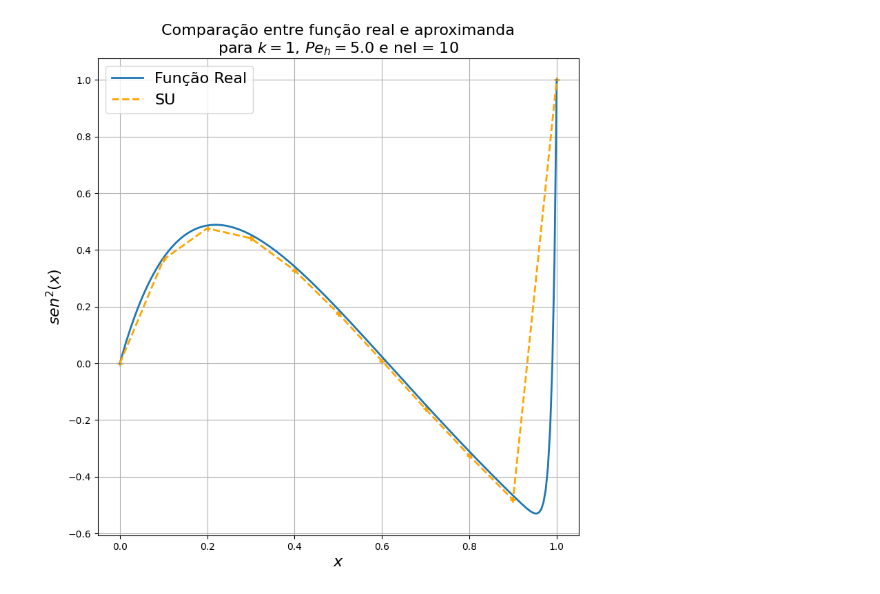
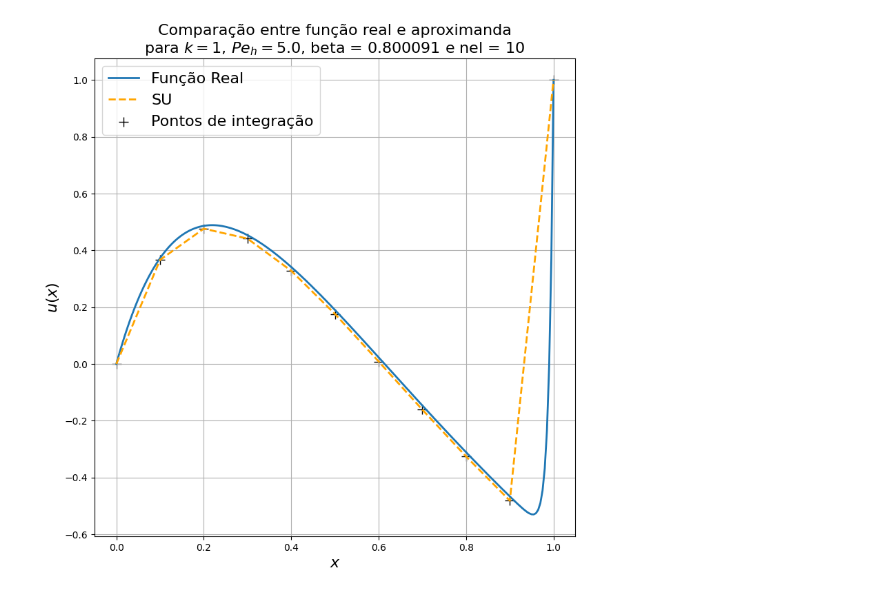
Before and after one commit to Esterci/FEM, a Jupyter notebook: lista_3/questao_2.ipynb, the cells around one changed output. Saved outputs shown, nothing was run; the diff lists cells and outputs as text; code cells hidden in the pictures.

```diff
--- a/lista_3/questao_2.ipynb
+++ b/lista_3/questao_2.ipynb
@@ -448,7 +448,9 @@ def FEM(
 
     l_2_dif_error = np.sqrt(l_2_dif_error)
 
-    return h, xl, alpha, l_2_error, l_2_dif_error
+    erro_maximo = np.max(((alpha-g_t.compute_real(xl))**2)**0.5)
+
+    return h, xl, alpha, l_2_error, l_2_dif_error , erro_maximo
 # %%
 import matplotlib.pyplot as plt
 
@@ -500,13 +502,13 @@ Peh = (kappa * h) / (2 * epsilon)
 beta = 1 / np.tanh(Peh) - 1 / Peh
 
 ax.set_title(
-    "Comparação entre função real e aproximanda\npara $k = {}$, $Pe_h = {}$ e nel = {}".format(
-        k, Peh, nel
+    "Comparação entre função real e aproximanda\npara $k = {}$, $Pe_h = {}$, beta = {:.6f} e nel = {}".format(
+        k, Peh, beta, nel
     ),
     fontsize=16,
 )
 
-ax.set_ylabel("$sen^2(x)$", fontsize=16)
+ax.set_ylabel("$u(x)$", fontsize=16)
 ax.set_xlabel("$x$", fontsize=16)
 
 # função real
@@ -520,35 +522,35 @@ ax.plot(
     label="Função Real",
 )
 
-h, xl, alpha, l_2_error, l_2_dif_error = FEM(
+h, xl, alpha, l_2_error, l_2_dif_error, erro_maximo = FEM(
     a,
     b,
     nel,
     k,
     kappa_dr_a,
     kappa_dr_b,
     g_a,
     g_b,
     q_a,
     q_b,
     kappa,
     epsilon,
     beta,
     method="su",
 )
 
 result_dict["base_" + str(k)]["erro"].append(l_2_error)
 result_dict["base_" + str(k)]["erro_dif"].append(l_2_dif_error)
 result_dict["base_" + str(k)]["h"].append(h)
 
 ax.plot(xl, alpha, color="orange", linestyle="--", linewidth=2, label="SU")
-ax.scatter(xl, alpha, color="orange", marker="+", linewidth=2)
+ax.scatter(xl, alpha, color="k", marker="+", s=100,linewidth=1, label = "Pontos de integração")
 
 ax.legend(fontsize=16)
 
 ax.grid()
 
 plt.show()
 fig.savefig("figures/real_vs_mef_k_{}_q2_a.png".format(k))
 # %% [output]
-[figure, old version]
+[figure, new version]
```
Also changed, not shown: parts of 2 cells of this notebook, 6 other files.
